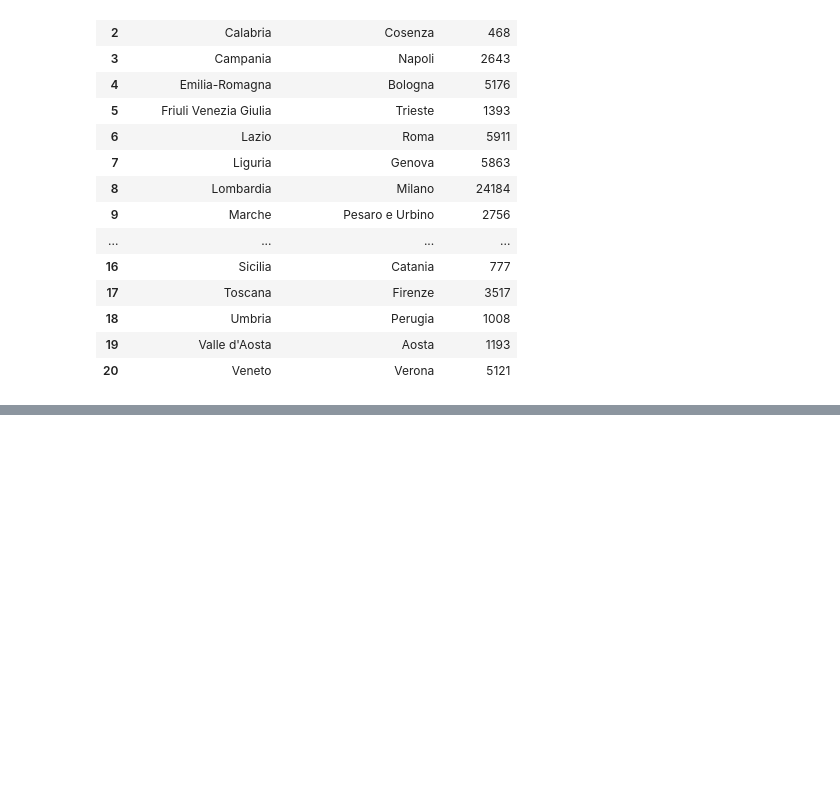
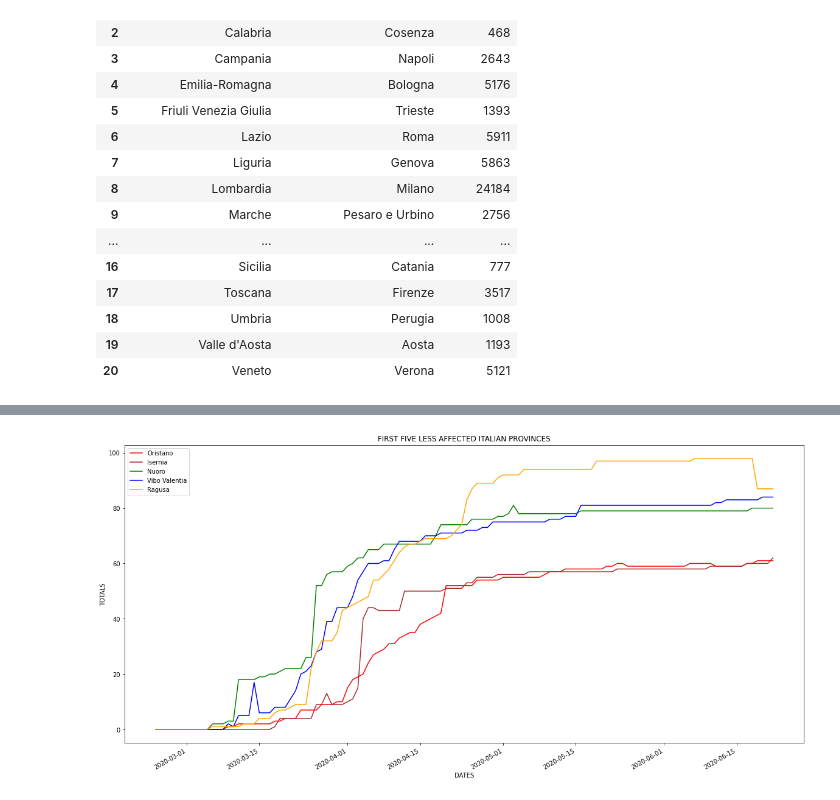
Before and after one commit to pisalore/AAGM_exam, a Jupyter notebook: pandas_exam.ipynb, the cells around one changed output, grey strips where cells are left out. Saved outputs shown, nothing was run; the diff lists cells and outputs as text; code cells hidden in the pictures; blank space fills up the shorter version.

```diff
--- a/pandas_exam.ipynb
+++ b/pandas_exam.ipynb
@@ -532,0 +562,20 @@ plt.show()
+# %%
+first_five_min_num_cases_provinces = []
+for i in range(5):
+    first_five_min_num_cases_provinces.append([lpds['denominazione_provincia'].iloc[i]])
+for date_group in dF_provinces.groupby(['data']):
+    for j in range(5):
+        first_five_min_num_cases_provinces[j]\
+            .append(date_group[1].loc[date_group[1]['denominazione_provincia']
+                                      == first_five_min_num_cases_provinces[j][0]]['totale_casi'].item())
+colors = ['red', 'brown', 'green', 'blue', 'orange']
+fig7, ax7 = plt.subplots(figsize = (20, 10))
+for i in range(5):
+    plt.plot(x_dates, first_five_min_num_cases_provinces[i][1:], label=first_five_min_num_cases_provinces[i][0], color=colors[i])
+
+ax7.set(xlabel='DATES', ylabel='TOTALS', title='FIRST FIVE LESS AFFECTED ITALIAN PROVINCES')
+plt.legend(loc="upper left")
+plt.gcf().autofmt_xdate()
+plt.show()
+# %% [output]
+[figure, added]
```
Also changed, not shown: parts of 7 cells of this notebook.
